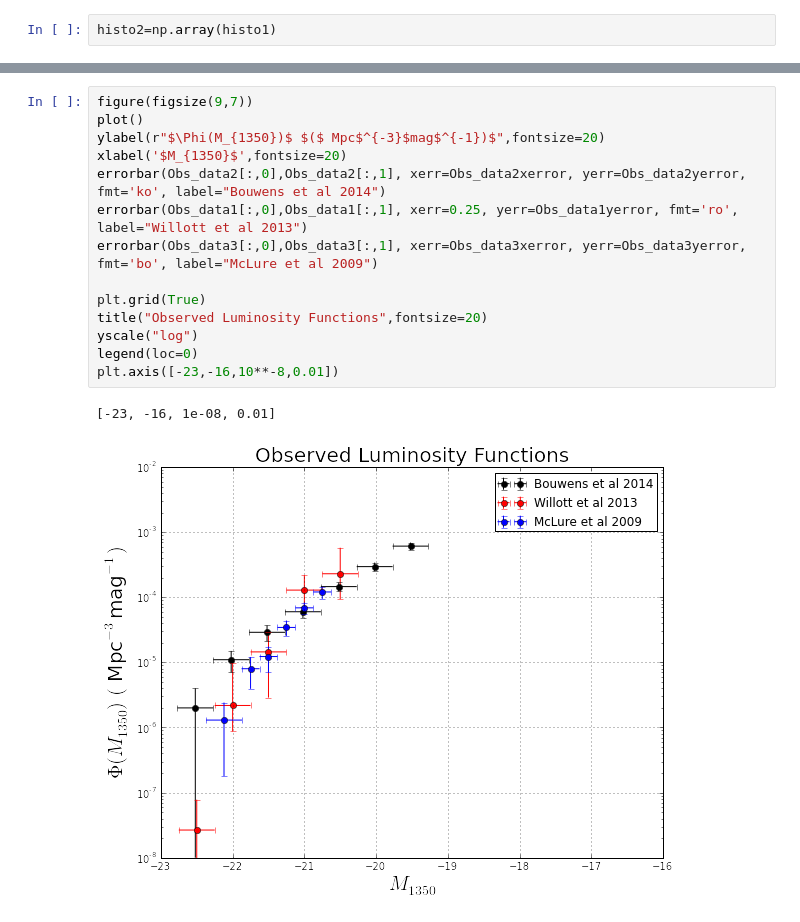
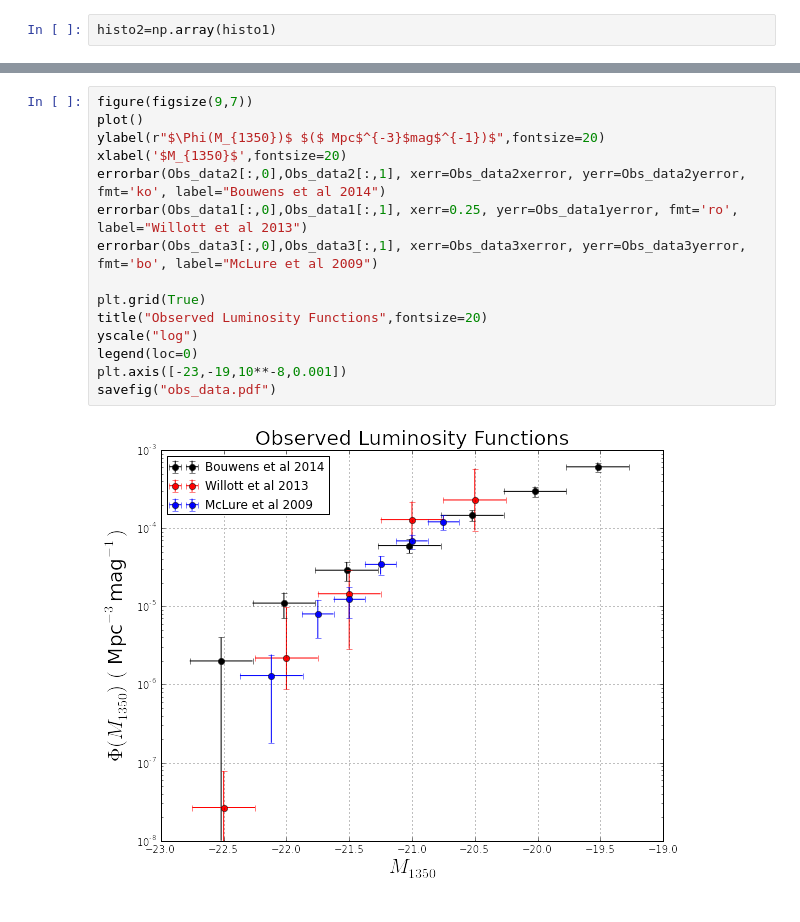
Before and after one commit to flgomezc/sfr-dmhm, a Jupyter notebook: program_trieste/analysis/plots.ipynb, the cells around one changed output, grey strips where cells are left out. Saved outputs shown, nothing was run; the diff lists cells and outputs as text.

```diff
--- a/program_trieste/analysis/plots.ipynb
+++ b/program_trieste/analysis/plots.ipynb
@@ -213,20 +196,20 @@ array([  2.18600000e-06,   9.37400000e-06,   3.30800000e-05,
 # %%
 figure(figsize(9,7))
 plot()
 ylabel(r"$\Phi(M_{1350})$ $($ Mpc$^{-3}$mag$^{-1})$",fontsize=20)
 xlabel('$M_{1350}$',fontsize=20)
 errorbar(Obs_data2[:,0],Obs_data2[:,1], xerr=Obs_data2xerror, yerr=Obs_data2yerror, fmt='ko', label="Bouwens et al 2014")
 errorbar(Obs_data1[:,0],Obs_data1[:,1], xerr=0.25, yerr=Obs_data1yerror, fmt='ro', label="Willott et al 2013")
 errorbar(Obs_data3[:,0],Obs_data3[:,1], xerr=Obs_data3xerror, yerr=Obs_data3yerror, fmt='bo', label="McLure et al 2009")
 
 plt.grid(True)
 title("Observed Luminosity Functions",fontsize=20)
 yscale("log")
 legend(loc=0)
-plt.axis([-23,-16,10**-8,0.01])
+plt.axis([-23,-19,10**-8,0.001])
+savefig("obs_data.pdf")
 # %% [output]
-[-23, -16, 1e-08, 0.01]
-[figure, old version]
+[figure, new version]
 # %%
 figure(figsize(9,7))
 plot()
```
Also changed, not shown: parts of 10 cells of this notebook, 7 other files.
